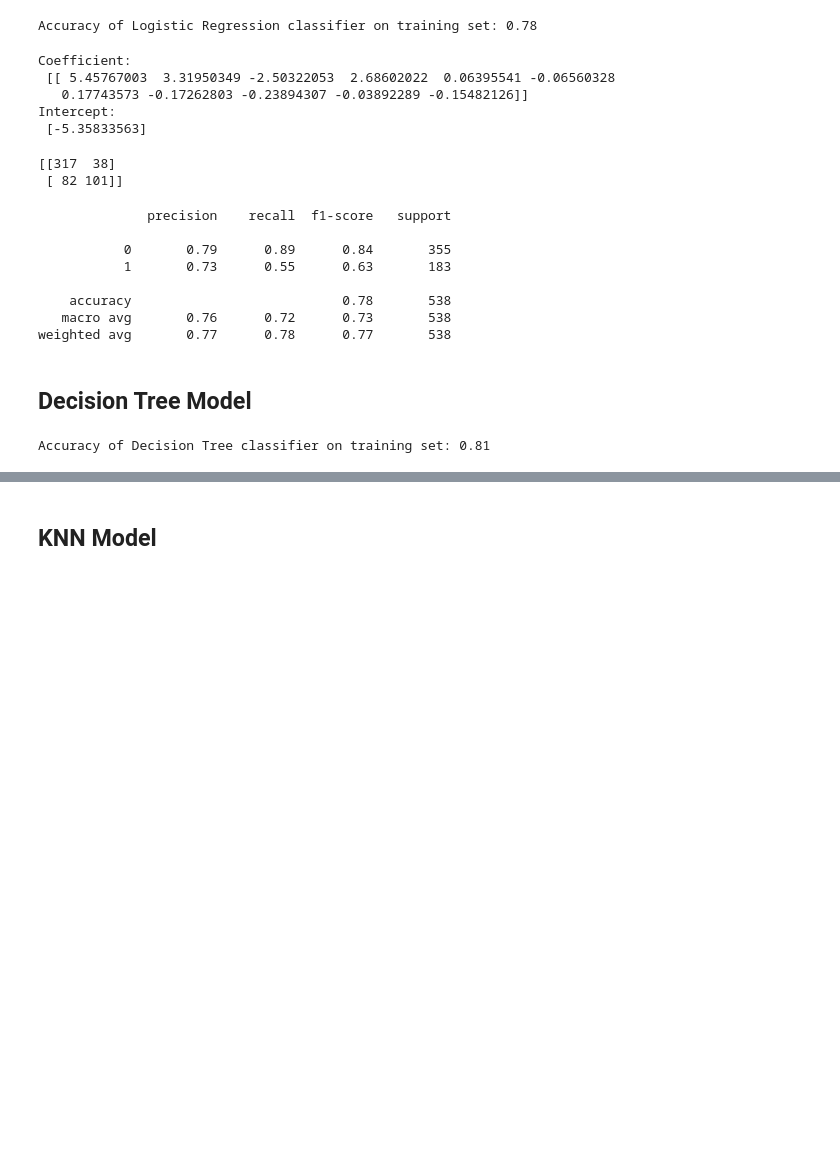
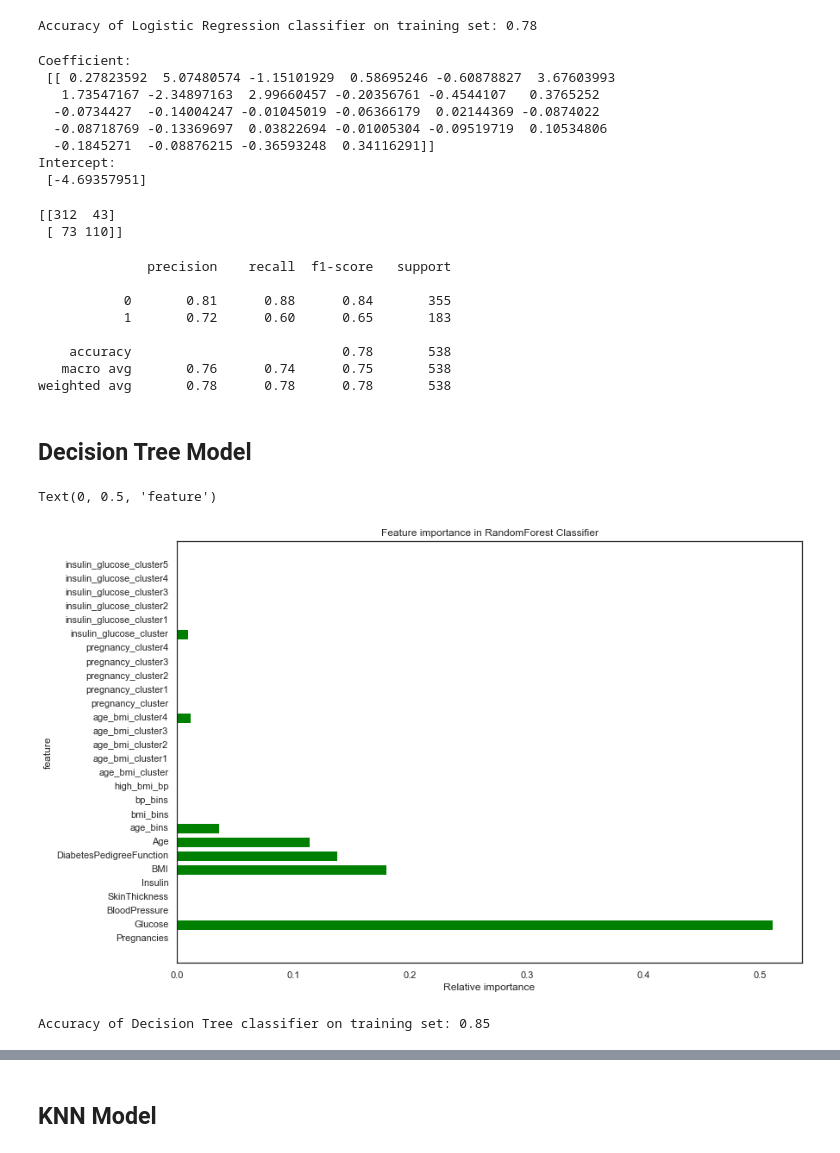
Before and after one commit to ThompsonBethany01/Predicting-Diabetes-Onset, a Jupyter notebook: Data_Analysis.ipynb, the cells around one changed output, grey strips where cells are left out. Cells and saved outputs as stored; diff of their text form; code cells hidden in the pictures; blank space fills up the shorter version.

```diff
--- a/Data_Analysis.ipynb
+++ b/Data_Analysis.ipynb
@@ -644,7 +671,3 @@ array([ 1,  1,  1,  1,  1,  1,  1,  1,  1,  2,  1,  1,  5, 15, 17,  6,  1,
-# %%
-# Features we will model on
-X_train = X_train_scaled[['Glucose','BMI','Age','age_bins','age_bmi_cluster1','age_bmi_cluster2','age_bmi_cluster3','age_bmi_cluster4','pregnancy_cluster2','pregnancy_cluster3','pregnancy_cluster4']]
-y_train = y_train[['Outcome']]
 # %% [markdown]
 ### Logistic Regression Model
 # %%
@@ -667,29 +690,62 @@ print('Coefficient: \n', logit.coef_)
 print('Intercept: \n', logit.intercept_)
 # %% [output]
 Coefficient:
- [[ 5.45767003  3.31950349 -2.50322053  2.68602022  0.06395541 -0.06560328
-   0.17743573 -0.17262803 -0.23894307 -0.03892289 -0.15482126]]
+ [[ 0.27823592  5.07480574 -1.15101929  0.58695246 -0.60878827  3.67603993
+   1.73547167 -2.34897163  2.99660457 -0.20356761 -0.4544107   0.3765252
+  -0.0734427  -0.14004247 -0.01045019 -0.06366179  0.02144369 -0.0874022
+  -0.08718769 -0.13369697  0.03822694 -0.01005304 -0.09519719  0.10534806
+  -0.1845271  -0.08876215 -0.36593248  0.34116291]]
 Intercept:
- [-5.35833563]
+ [-4.69357951]
 # %%
 print(confusion_matrix(y_train, y_pred))
 # %% [output]
-[[317  38]
- [ 82 101]]
+[[312  43]
+ [ 73 110]]
 # %%
 print(classification_report(y_train, y_pred))
 # %% [output]
               precision    recall  f1-score   support
 
-           0       0.79      0.89      0.84       355
-           1       0.73      0.55      0.63       183
+           0       0.81      0.88      0.84       355
+           1       0.72      0.60      0.65       183
 
     accuracy                           0.78       538
-   macro avg       0.76      0.72      0.73       538
-weighted avg       0.77      0.78      0.77       538
+   macro avg       0.76      0.74      0.75       538
+weighted avg       0.78      0.78      0.78       538
 # %% [markdown]
 ## Decision Tree Model
+# %%
+X_train = X_train_scaled
+
+# create the model
+clf = DecisionTreeClassifier(max_depth=5, random_state=123)
+
+# fit to train
+clf.fit(X_train, y_train)
+
+col = X_train_scaled.columns
+
+#modelname.feature_importance_
+y = clf.feature_importances_
+
+#plot
+fig, ax = plt.subplots(figsize=(13,9))
+width = .75 # the width of the bars
+ind = np.arange(len(y)) # the x locations for the groups
+plt.barh(ind, y, width, color="green")
+ax.set_yticks(ind+width/10)
+ax.set_yticklabels(col, minor=False)
+plt.title('Feature importance in RandomForest Classifier')
+plt.xlabel('Relative importance')
+plt.ylabel('feature')
+# %% [output]
+Text(0, 0.5, 'feature')
+[figure, added]
 # %%
+# features to model on
+X_train = X_train_scaled[['Glucose','BMI','DiabetesPedigreeFunction','Age']]
+
 # create the model
 clf = DecisionTreeClassifier(max_depth=5, random_state=123)
 
@@ -703,7 +759,7 @@ y_pred = clf.predict(X_train)
 print('Accuracy of Decision Tree classifier on training set: {:.2f}'
      .format(clf.score(X_train, y_train)))
 # %% [output]
-Accuracy of Decision Tree classifier on training set: 0.81
+Accuracy of Decision Tree classifier on training set: 0.85
 # %%
 confusion_matrix(y_train, y_pred)
 # %% [output]
```
Also changed, not shown: parts of 107 cells of this notebook.
